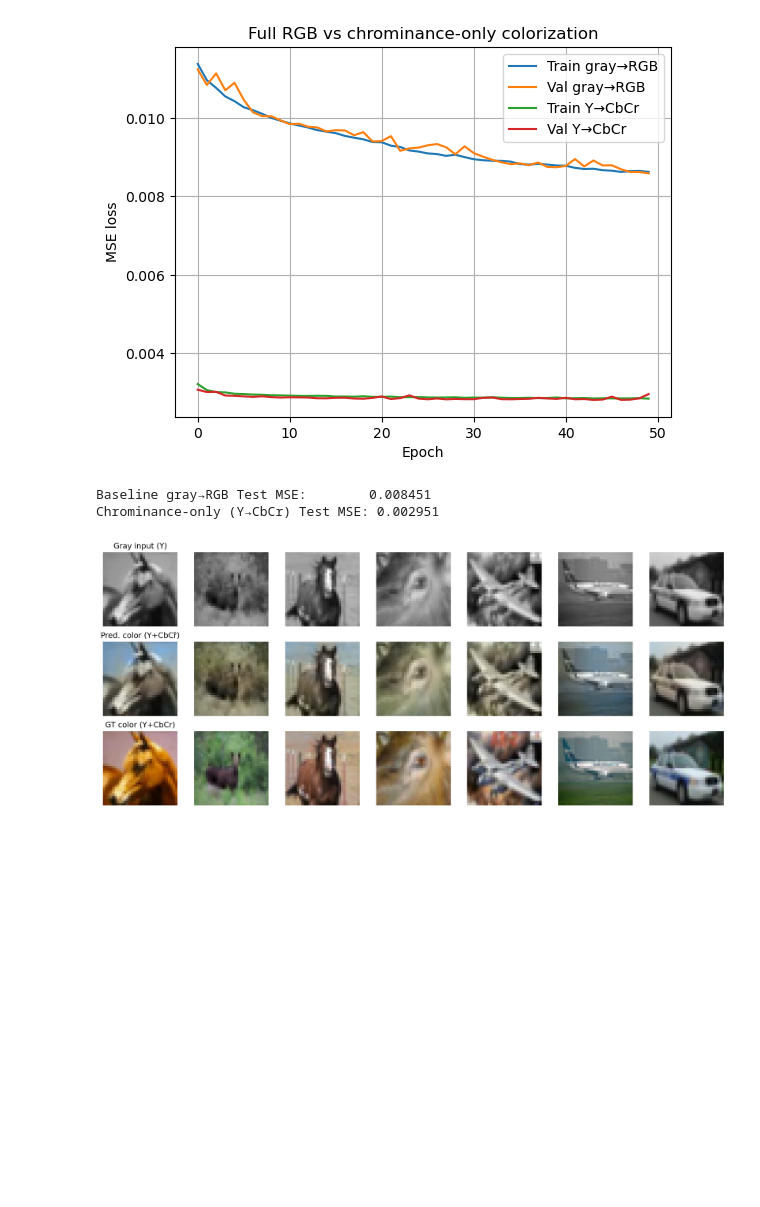
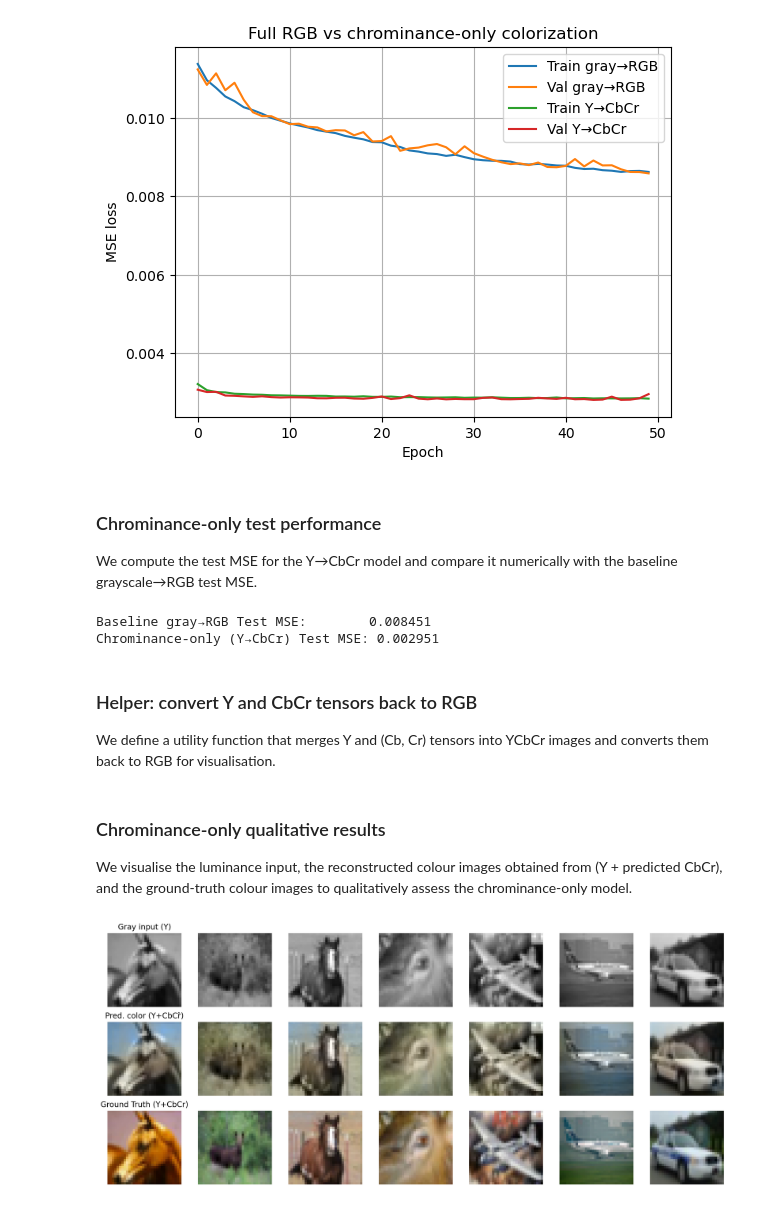
Before and after one commit to k0glin/Grayscale-colorizer, a Jupyter notebook: Grayscale-Colorizer.ipynb, the cells around one changed output. Drawn from its saved outputs; the diff is of its cells as text; code cells hidden in the pictures; blank space fills up the shorter version.

```diff
--- a/Grayscale-Colorizer.ipynb
+++ b/Grayscale-Colorizer.ipynb
@@ -834,6 +863,10 @@ plt.title("Full RGB vs chrominance-only colorization")
 plt.show()
 # %% [output]
 [figure]
+# %% [markdown]
+### Chrominance-only test performance
+
+We compute the test MSE for the Y→CbCr model and compare it numerically with the baseline grayscale→RGB test MSE.
 # %%
 # --- Cell: test MSE for chrominance model ---
 def evaluate_mse_chroma(model, loader, criterion, device):
@@ -854,6 +887,10 @@ print(f"Chrominance-only (Y→CbCr) Test MSE: {test_mse_ch:.6f}")
 # %% [output]
 Baseline gray→RGB Test MSE:        0.008451
 Chrominance-only (Y→CbCr) Test MSE: 0.002951
+# %% [markdown]
+### Helper: convert Y and CbCr tensors back to RGB
+
+We define a utility function that merges Y and (Cb, Cr) tensors into YCbCr images and converts them back to RGB for visualisation.
 # %%
 # --- Cell: helper to convert Y + CbCr tensors back to RGB tensors ---
 from torchvision.transforms.functional import to_pil_image
@@ -878,6 +915,10 @@ def ycbcr_tensors_to_rgb_batch(Y, CbCr):
         imgs.append(rgb_t)
 
     return torch.stack(imgs, dim=0)
+# %% [markdown]
+### Chrominance-only qualitative results
+
+We visualise the luminance input, the reconstructed colour images obtained from (Y + predicted CbCr), and the ground-truth colour images to qualitatively assess the chrominance-only model.
 # %%
 # --- Cell: visualise chrominance-only colorization ---
 model_ch.eval()
@@ -885,32 +926,32 @@ Y_batch, CbCr_batch = next(iter(test_loader_ch))
 Y_batch    = Y_batch.to(device)
 CbCr_batch = CbCr_batch.to(device)
 
 with torch.no_grad():
     pred_CbCr_batch, _ = model_ch(Y_batch)
 
 Y_cpu        = Y_batch.cpu()
 CbCr_true    = CbCr_batch.cpu()
 CbCr_pred    = pred_CbCr_batch.cpu().clamp(0, 1)
 
 rgb_true = ycbcr_tensors_to_rgb_batch(Y_cpu, CbCr_true)
 rgb_pred = ycbcr_tensors_to_rgb_batch(Y_cpu, CbCr_pred)
 
 gray_rgb = Y_cpu.repeat(1, 3, 1, 1)
 
 k = 7
 fig, ax = plt.subplots(3, k, figsize=(14, 6), dpi=200)
 for i in range(k):
     ax[0, i].imshow(gray_rgb[i].numpy().transpose(1, 2, 0))
     ax[0, i].axis('off')
     ax[1, i].imshow(rgb_pred[i].numpy().transpose(1, 2, 0))
     ax[1, i].axis('off')
     ax[2, i].imshow(rgb_true[i].numpy().transpose(1, 2, 0))
     ax[2, i].axis('off')
 
 ax[0, 0].set_title("Gray input (Y)")
 ax[1, 0].set_title("Pred. color (Y+CbCr̂)")
-ax[2, 0].set_title("GT color (Y+CbCr)")
+ax[2, 0].set_title("Ground Truth (Y+CbCr)")
 plt.tight_layout()
 plt.show()
 # %% [output]
-[figure, old version]
+[figure, new version]
```
Also changed, not shown: parts of 8 cells of this notebook.
